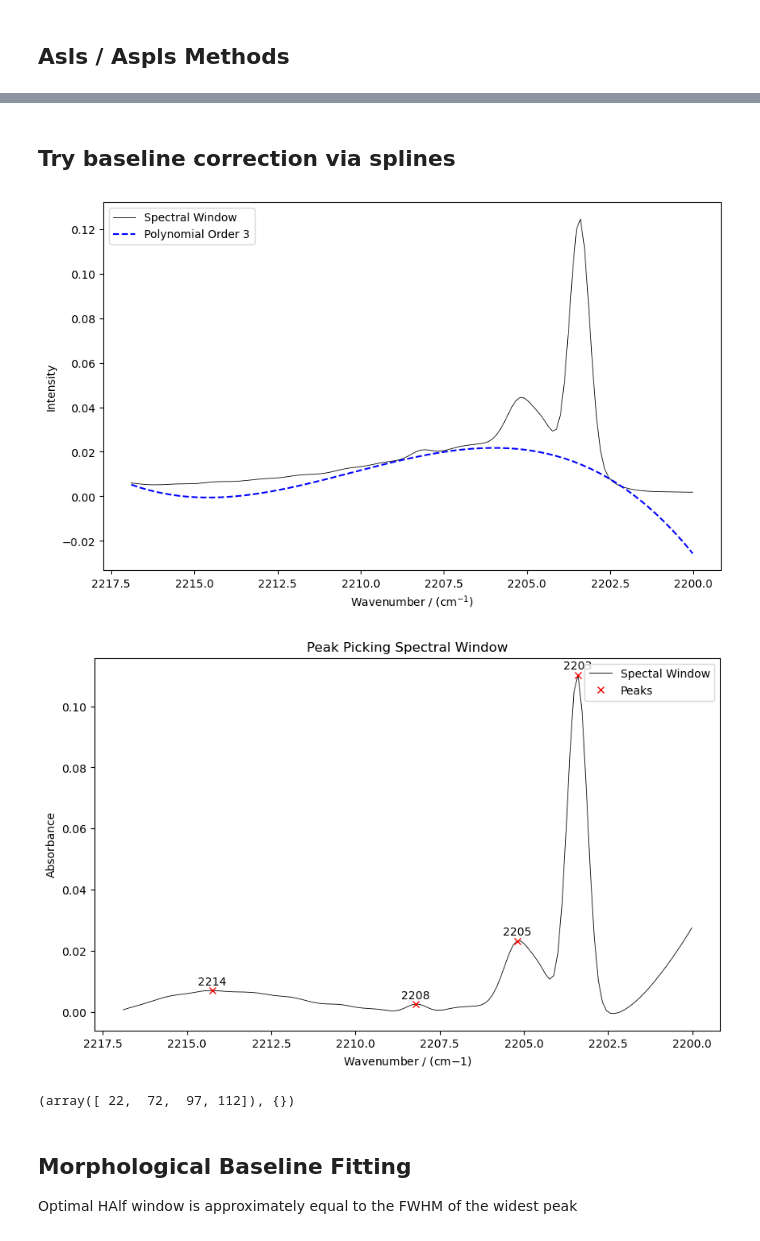
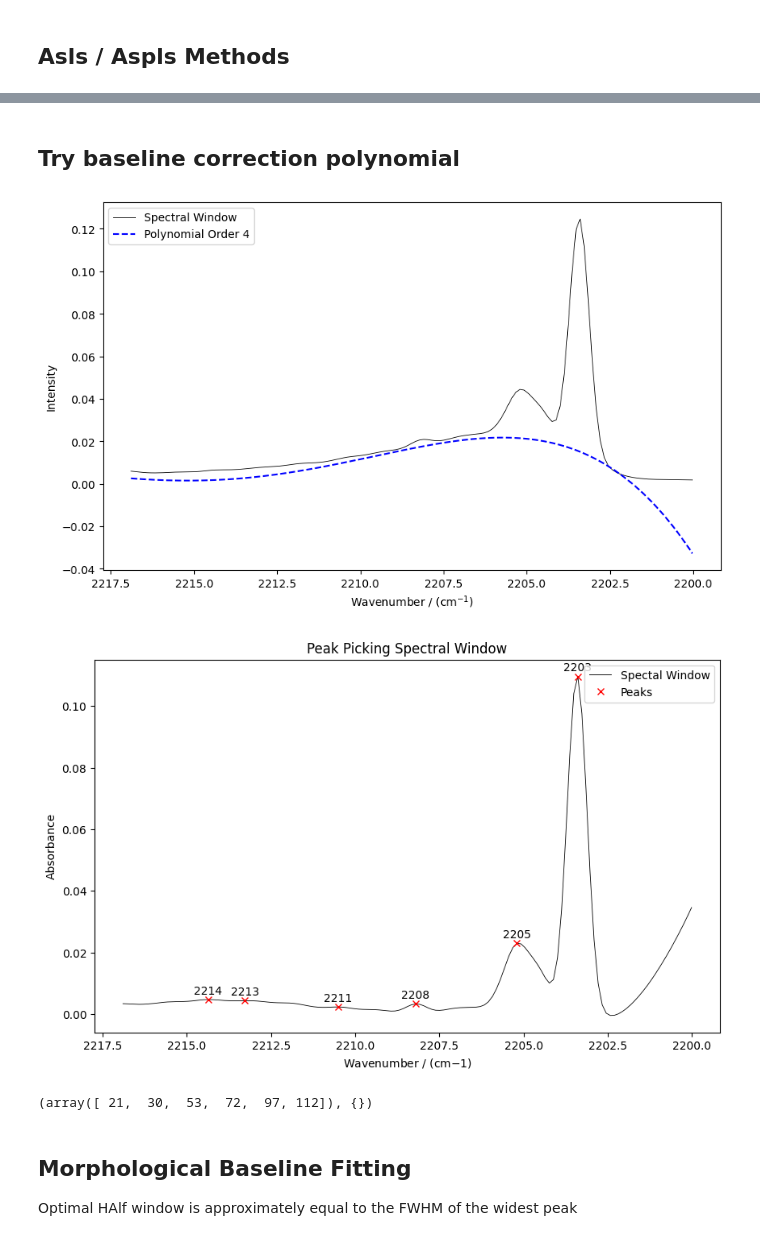
Before and after one commit to LukasMeinschad/ir_peak_int, a Jupyter notebook: spectra_test.ipynb, the cells around one changed output, grey strips where cells are left out. Saved outputs shown, nothing was run; the diff lists cells and outputs as text; code cells hidden in the pictures.

```diff
--- a/spectra_test.ipynb
+++ b/spectra_test.ipynb
@@ -151,39 +145,39 @@ peak_picking_spectral_window(x_window_base,y_window_asls, height=0.01)
 # %% [markdown]
-## Try baseline correction via splines
+## Try baseline correction polynomial
 # %%
 def fit_baseline_poly(x_window,y_window,p):
     """
     Fits the Baseline using Modpoly method
 
     Attr:
         x_window = selected x data
         y_window = selected y data
         p = degree of polyomial
     """
 
     baseline_fitter = Baseline(x_window)
 
     fit, params = baseline_fitter.modpoly(y_window,poly_order=p)
 
     plt.figure(figsize=(10,6))
     plt.plot(x_window,y_window, label="Spectral Window", color = "black", linewidth = 0.6)
     plt.gca().invert_xaxis()
     plt.plot(x_window, fit, label=f"Polynomial Order {p}", color="blue", ls="--")
     plt.legend()
     plt.xlabel("Wavenumber / (cm$^{-1}$)")
     plt.ylabel("Intensity")
 
     baseline_correted_spectrum_modpoly = y_window - fit
     return baseline_correted_spectrum_modpoly
 
 
-y_window_modpoly = fit_baseline_poly(x_window_base,y_window_base,3)
+y_window_modpoly = fit_baseline_poly(x_window_base,y_window_base,4)
 
 peak_picking_spectral_window(x_window_base,y_window_modpoly)
 # %% [output]
-[figure, old version]
+[figure, new version]
-[figure, old version]
+[figure, new version]
-(array([ 22,  72,  97, 112]), {})
+(array([ 21,  30,  53,  72,  97, 112]), {})
 # %% [markdown]
 ## Morphological Baseline Fitting
 
```
Also changed, not shown: parts of 11 cells of this notebook, 6 other files.
